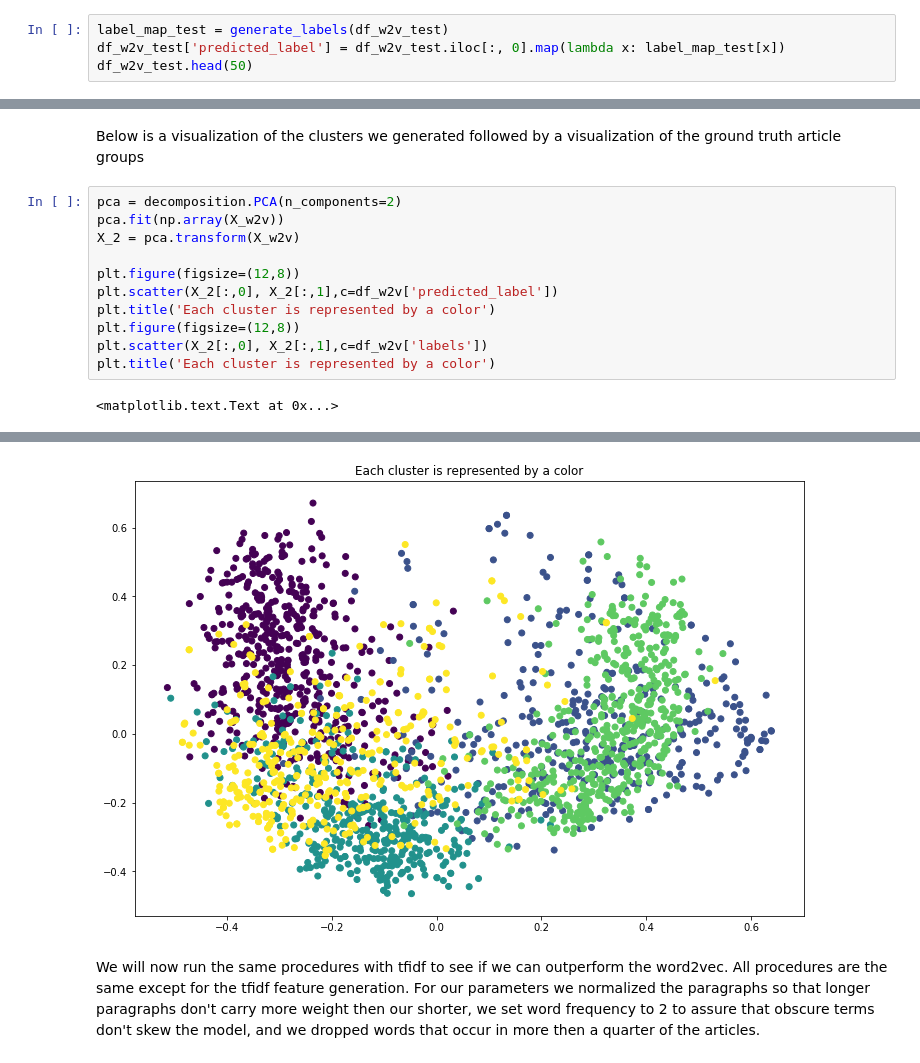
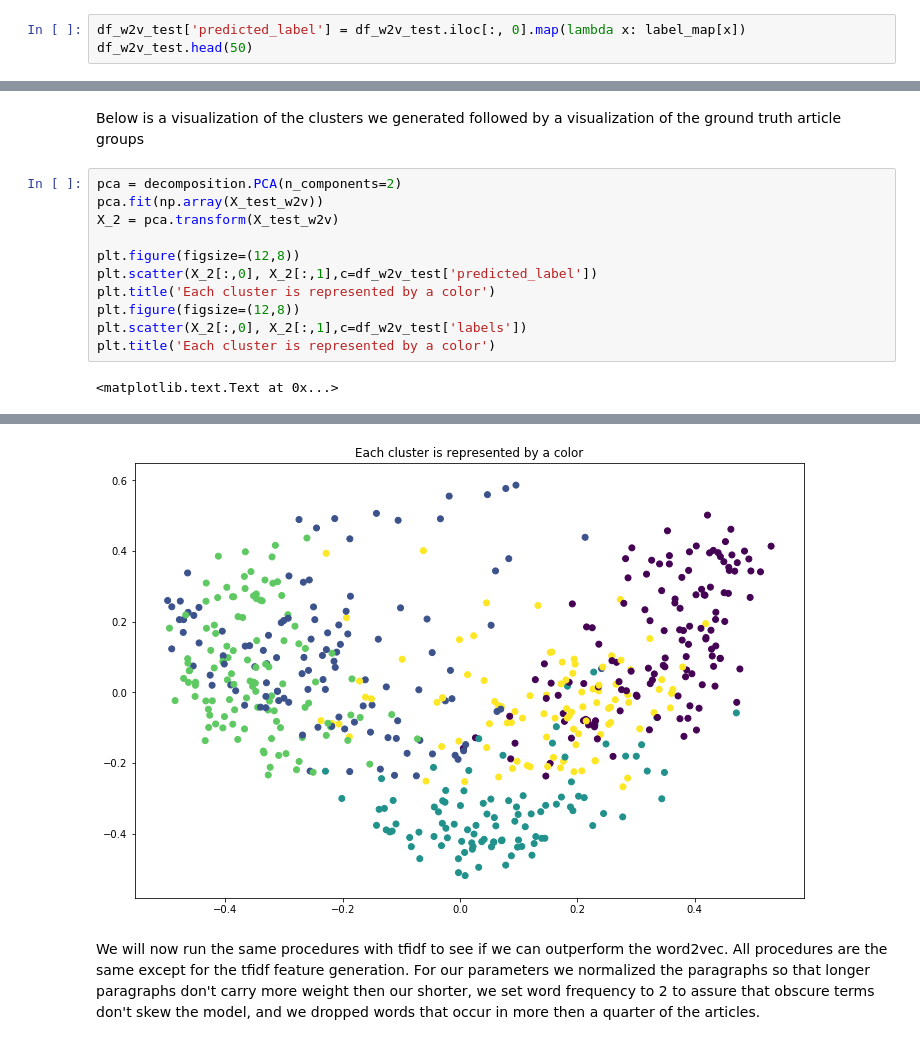
Before and after one commit to kthoward/Thinkful, a Jupyter notebook: _Updated_NLP-Copy2.ipynb, the cells around one changed output, grey strips where cells are left out. Cells and saved outputs as stored; diff of their text form.

```diff
--- a/_Updated_NLP-Copy2.ipynb
+++ b/_Updated_NLP-Copy2.ipynb
@@ -454,5 +477,4 @@ df_w2v_train.head()
 # %%
-label_map_test = generate_labels(df_w2v_test)
-df_w2v_test['predicted_label'] = df_w2v_test.iloc[:, 0].map(lambda x: label_map_test[x])
+df_w2v_test['predicted_label'] = df_w2v_test.iloc[:, 0].map(lambda x: label_map[x])
 df_w2v_test.head(50)
 # %% [output]
@@ -545,14 +576,14 @@ Percentage accuracy
 Below is a visualization of the clusters we generated followed by a visualization of the ground truth article groups
 # %%
 pca = decomposition.PCA(n_components=2)
-pca.fit(np.array(X_w2v))
-X_2 = pca.transform(X_w2v)
+pca.fit(np.array(X_test_w2v))
+X_2 = pca.transform(X_test_w2v)
 
 plt.figure(figsize=(12,8))
-plt.scatter(X_2[:,0], X_2[:,1],c=df_w2v['predicted_label'])
+plt.scatter(X_2[:,0], X_2[:,1],c=df_w2v_test['predicted_label'])
 plt.title('Each cluster is represented by a color')
 plt.figure(figsize=(12,8))
-plt.scatter(X_2[:,0], X_2[:,1],c=df_w2v['labels'])
+plt.scatter(X_2[:,0], X_2[:,1],c=df_w2v_test['labels'])
 plt.title('Each cluster is represented by a color')
 # %% [output]
 <matplotlib.text.Text at 0x...>
@@ -560,4 +591,4 @@ plt.title('Each cluster is represented by a color')
-[figure, old version]
+[figure, new version]
 # %% [markdown]
 We will now run the same procedures with tfidf to see if we can outperform the word2vec. All procedures are the same except for the tfidf feature generation. For our parameters we normalized the paragraphs so that longer paragraphs don't carry more weight then our shorter, we  set word frequency to 2 to assure that obscure terms don't skew the model, and we dropped words that occur in more then a quarter of the articles.
 # %%
```
Also changed, not shown: parts of 12 cells of this notebook.
